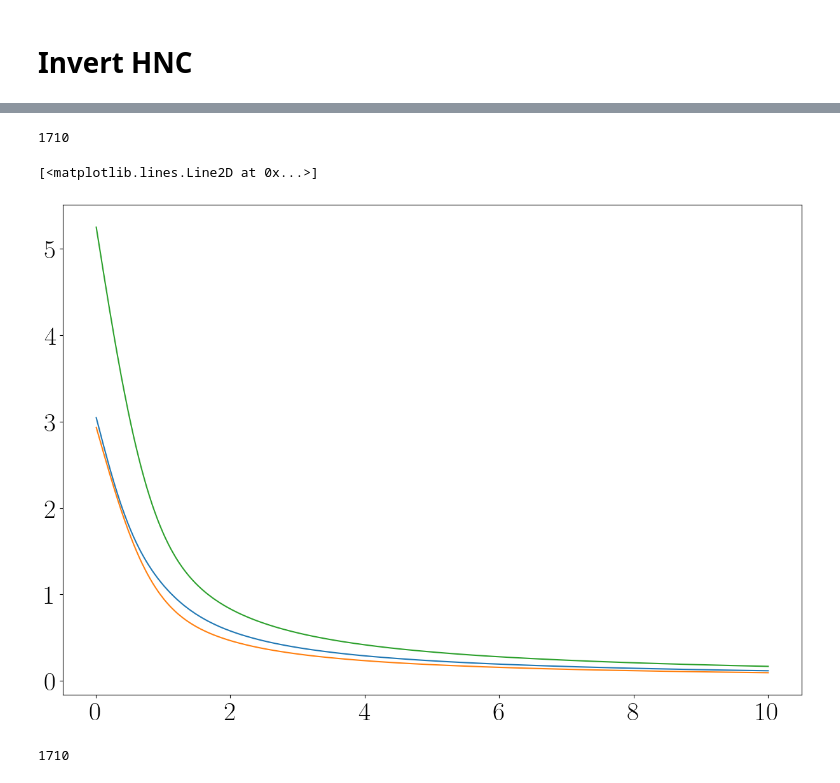
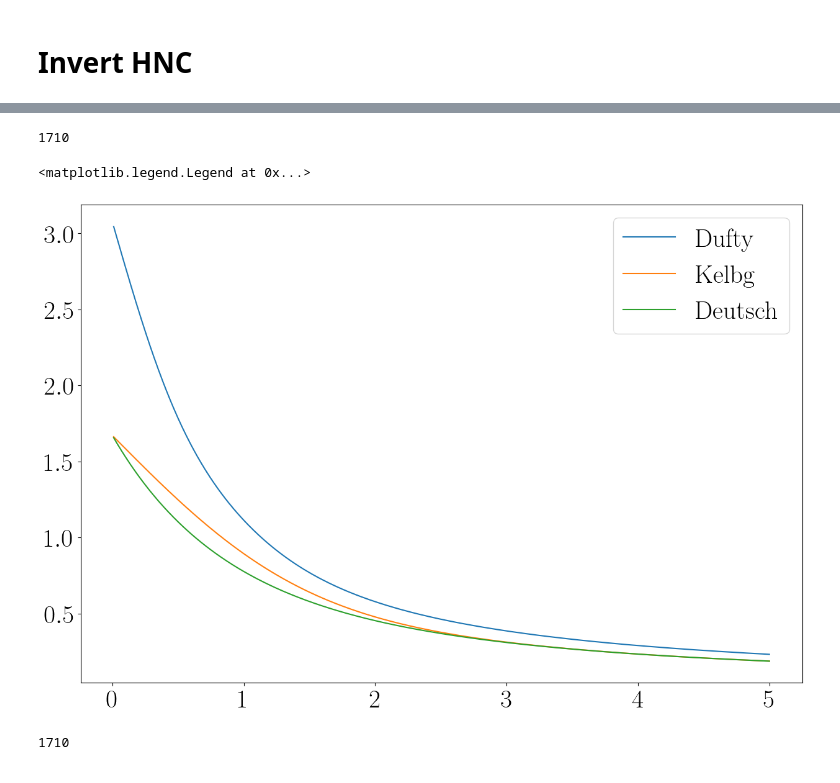
Before and after one commit to ZachAJohnson/hnc, a Jupyter notebook: QSP_HNC_Two_Electrons.ipynb, the cells around one changed output, grey strips where cells are left out. Saved outputs shown, nothing was run; the diff lists cells and outputs as text; code cells hidden in the pictures.

```diff
--- a/QSP_HNC_Two_Electrons.ipynb
+++ b/QSP_HNC_Two_Electrons.ipynb
@@ -8,26 +12,18 @@ from qsps import *
 # %%
 # ri = QSP_HNC.rs_from_n(6.03e30*aB**3)
-ri = 3
-T = 1*eV#85.22*eV#104.25*eV#6.817*eV#104.25*eV
-Te = T*eV
-Ti   = T*eV
-Z, A = 13, 27
-Zstar= 3
+ni_cc = 1e22
+Te_eV = 1e-3#5.56
+Te_AU = Te_eV*eV
+Ti_eV = Te_eV
 
+Z, A = 4,9
+Zbar= 2.105
 
-qsp = QSP_HNC(Z, A, Zstar, Te, Ti, ri)
-
-N_species = 1
-# Gamma = np.array(  [[qsp.Γii, qsp.Γei, qsp.Γei ],
-#                     [qsp.Γei, qsp.Γee, qsp.Γee],
-#                     [qsp.Γei, qsp.Γee, qsp.Γee]])
-Gamma = np.array([[qsp.Γee]])
-
-names = ["Al", "e- up", "e- down"]
-kappa = 1
-rho = np.array([  Zstar*3/(4*np.pi)])
-hnc1 = HNC_solver(N_species, Gamma=Gamma, kappa=kappa, tol=1e-8,
-                 kappa_multiscale=1, rho = rho, num_iterations=int(1e3),
-                 R_max=10, N_bins=1000, names=names, dst_type=3)
-print("t=", qsp.Te/(qsp.E_F))
+atom = CMEP_Atom(Z, A, ni_cc, Ti_eV, Te_eV, Zbar=Zbar,
+             βu_options = {'add_bridge':True,'bridge':'yukawa', 'pseudopotential':False},
+             qsp_options= {'r_c':0.0},
+             hnc_options= {'kappa_multiscale':10, 'R_max':5,'N_bins':500,'oz_method':'svt'},
+             hnc_solve_options={'alpha_Picard':1})
+# atom.run_hnc()
+print("T/EF = ", atom.qsp.Ti/atom.qsp.E_F)
 # %% [output]
@@ -175,13 +235,13 @@ def Γc():
 # %%
 fig, ax = plt.subplots()
 
-
-
-ax.plot(hnc1.r_array, β_cΔ(Γc(), hnc1.r_array*qsp.ri/qsp.re ))
-ax.plot(hnc1.r_array, qsp.βv_Kelbg(qsp.Γee, hnc1.r_array, qsp.Λee))
-ax.plot(hnc1.r_array, qsp.βv_Kelbg(Γc(), hnc1.r_array, qsp.Λee))
+ax.plot(atom.hnc.r_array, β_cΔ(Γc(), atom.hnc.r_array*qsp.ri/qsp.re ),label= "Dufty")
+ax.plot(atom.hnc.r_array, qsp.βv_Kelbg(qsp.Γee, atom.hnc.r_array, qsp.Λee), label='Kelbg')
+ax.plot(atom.hnc.r_array, qsp.βv_Deutsch(qsp.Γee, atom.hnc.r_array, qsp.Λee),label='Deutsch')
+# ax.plot(atom.hnc.r_array, qsp.βv_Kelbg(Γc(), atom.hnc.r_array, qsp.Λee))
+ax.legend()
 # %% [output]
 1710
-[<matplotlib.lines.Line2D at 0x...>]
+<matplotlib.legend.Legend at 0x...>
-[figure, old version]
+[figure, new version]
 # %%
```
Also changed, not shown: parts of 18 cells of this notebook, 4 other files.
